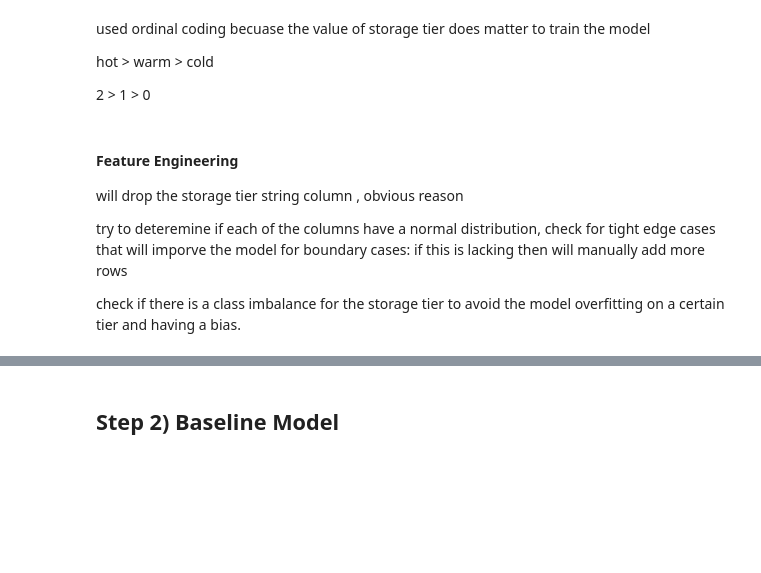
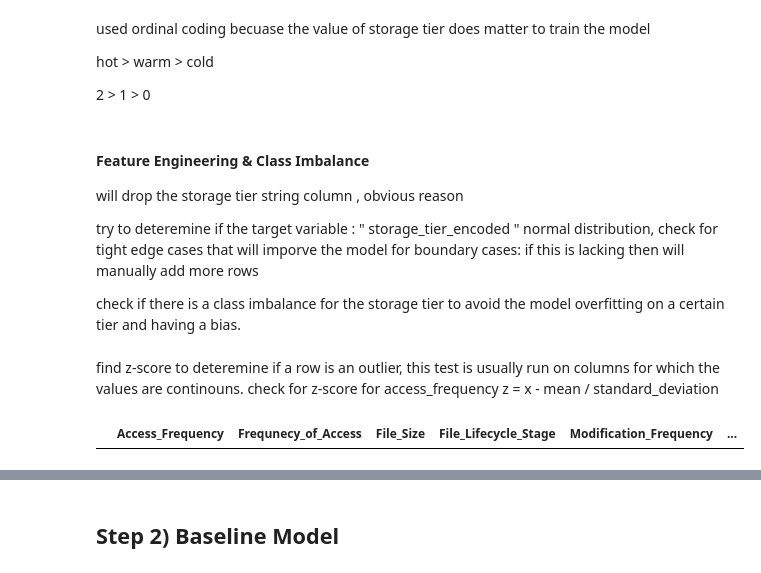
Before and after one commit to qusayqadir/Predictive-Cloud-Storage-Tiering, a Jupyter notebook: src/train-model/storage-tier-modelling.ipynb, the cells around one changed output, grey strips where cells are left out. Saved outputs shown, nothing was run; the diff lists cells and outputs as text; code cells hidden in the pictures; blank space fills up the shorter version.

Commit message:
model

```diff
--- a/src/train-model/storage-tier-modelling.ipynb
+++ b/src/train-model/storage-tier-modelling.ipynb
@@ -197,10 +197,10 @@ hot > warm > cold
 
 2 > 1 > 0
 # %% [markdown]
-#### Feature Engineering
+#### Feature Engineering & Class Imbalance
 
 will drop the storage tier  string column , obvious reason
 
-try to deteremine if each of the columns have a normal distribution, check for tight edge cases that will imporve the model for boundary cases: if this is lacking then will manually add more rows
+try to deteremine if the target variable : " storage_tier_encoded " normal distribution, check for tight edge cases that will imporve the model for boundary cases: if this is lacking then will manually add more rows
 
 check if there is a class imbalance for the storage tier to avoid the model overfitting on a certain tier and having a bias.
@@ -206,0 +209,13 @@ check if there is a class imbalance for the storage tier to avoid the model over
+# %% [markdown]
+find z-score to deteremine if a row is an outlier, this test is usually run on columns for which the values are continouns. check for z-score for access_frequency
+z  = x - mean / standard_deviation
+# %%
+mean = df["Access_Frequency"].mean()
+stand_deviation = df["Access_Frequency"].std()
+
+df["Z_Score_Access_Frequency"] = round((df["Access_Frequency"] - mean ) / stand_deviation , 4 )
+
+outliers = df[abs(df["Z_Score_Access_Frequency"]) > 3 ]
+outliers
+# %% [output]
+|  | Access_Frequency | Frequnecy_of_Access | File_Size | File_Lifecycle_Stage | Modification_Frequency | ... |
```
Also changed, not shown: parts of 18 cells of this notebook.
